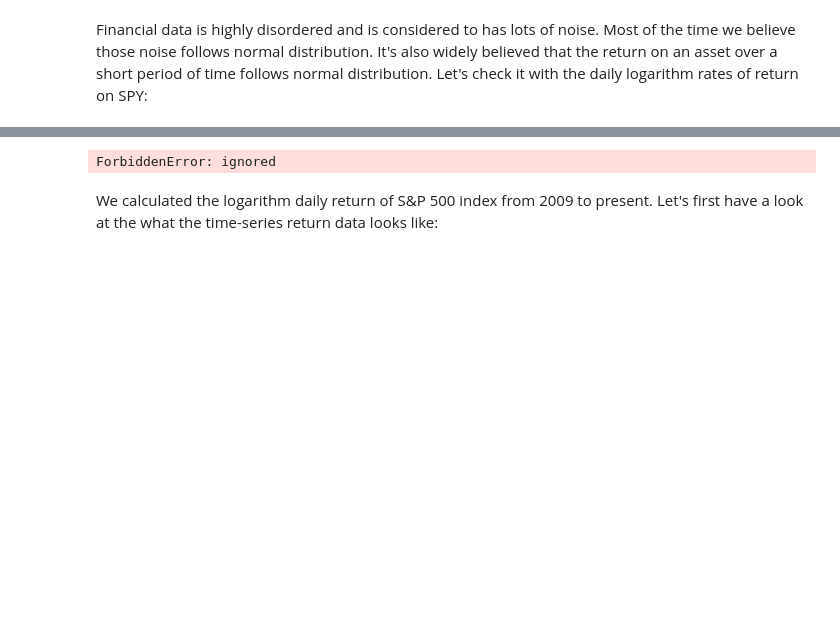
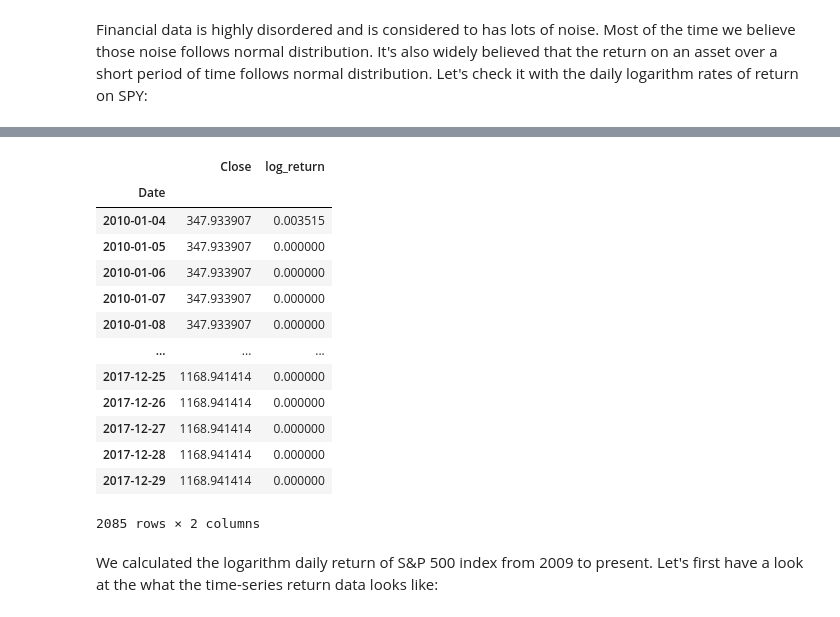
Before and after one commit to gabimgarciarom/AlgorithmsUN2021I, a Jupyter notebook: Lab4/ggarciaroTutorial7.ipynb, the cells around one changed output, grey strips where cells are left out. Cells and saved outputs as stored; diff of their text form; code cells hidden in the pictures; blank space fills up the shorter version.

```diff
--- a/Lab4/ggarciaroTutorial7.ipynb
+++ b/Lab4/ggarciaroTutorial7.ipynb
@@ -209,12 +269,25 @@ Requirement already satisfied: idna<3,>=2.5 in /usr/local/lib/python2.7/dist-pac
 # %%
-import quandl
-quandl.ApiConfig.api_key = 'SzDnauemCyWhqDhQuwTP'
-spy_table = quandl.get('XLON/SPY5')
-spy = spy_table.loc['2009':'2017',['Last Close']]
-spy['log_return'] = np.log(spy['Last Close']).diff()
+import pandas_datareader as pdr
+data = pdr.get_data_yahoo('SPY',)
+spy = spy_table.loc['2009':'2017',['Close']]
+spy['log_return'] = np.log(spy['Close']).diff()
 spy = spy.dropna()
+spy
 # %% [output]
+|  | Close | log_return |
+| Date |  |  |
+| 2010-01-04 | 347.933907 | 0.003515 |
+| 2010-01-05 | 347.933907 | 0.000000 |
+| 2010-01-06 | 347.933907 | 0.000000 |
+| 2010-01-07 | 347.933907 | 0.000000 |
+| 2010-01-08 | 347.933907 | 0.000000 |
+| ... | ... | ... |
+| 2017-12-25 | 1168.941414 | 0.000000 |
+| 2017-12-26 | 1168.941414 | 0.000000 |
+| 2017-12-27 | 1168.941414 | 0.000000 |
+| 2017-12-28 | 1168.941414 | 0.000000 |
+| 2017-12-29 | 1168.941414 | 0.000000 |
-ForbiddenError: ignored
+2085 rows × 2 columns
 # %% [markdown]
 We calculated the logarithm daily return of S&P 500 index from 2009 to present. Let's first have a look at the what the time-series return data looks like:
 # %%
```
Also changed, not shown: parts of 30 cells of this notebook, 1 other file.
